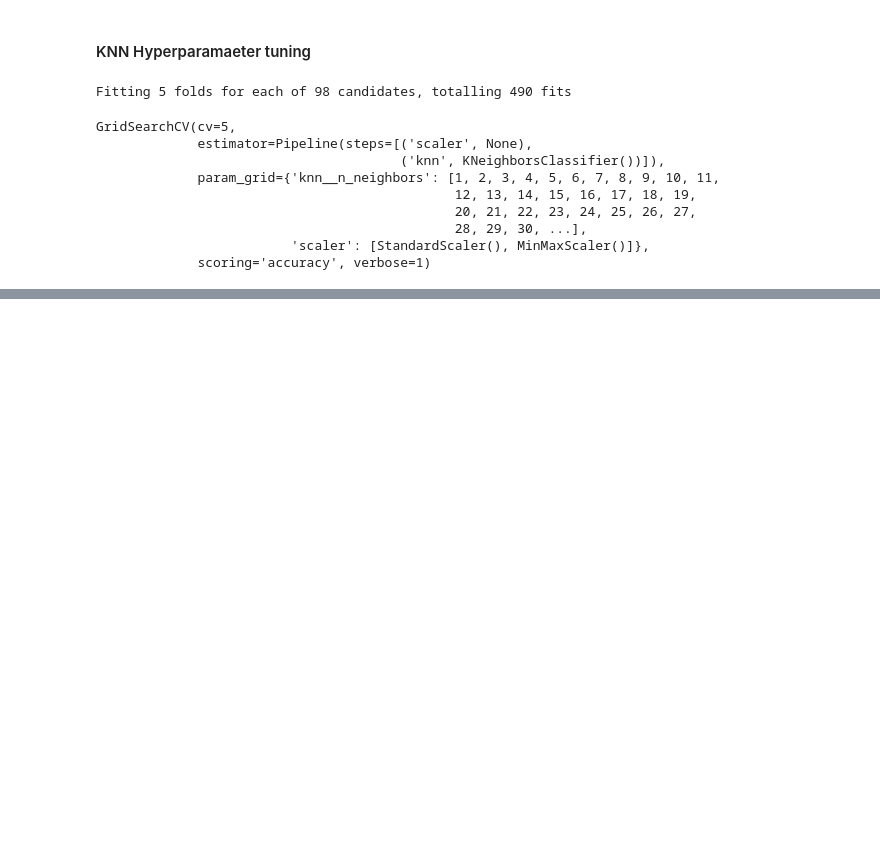
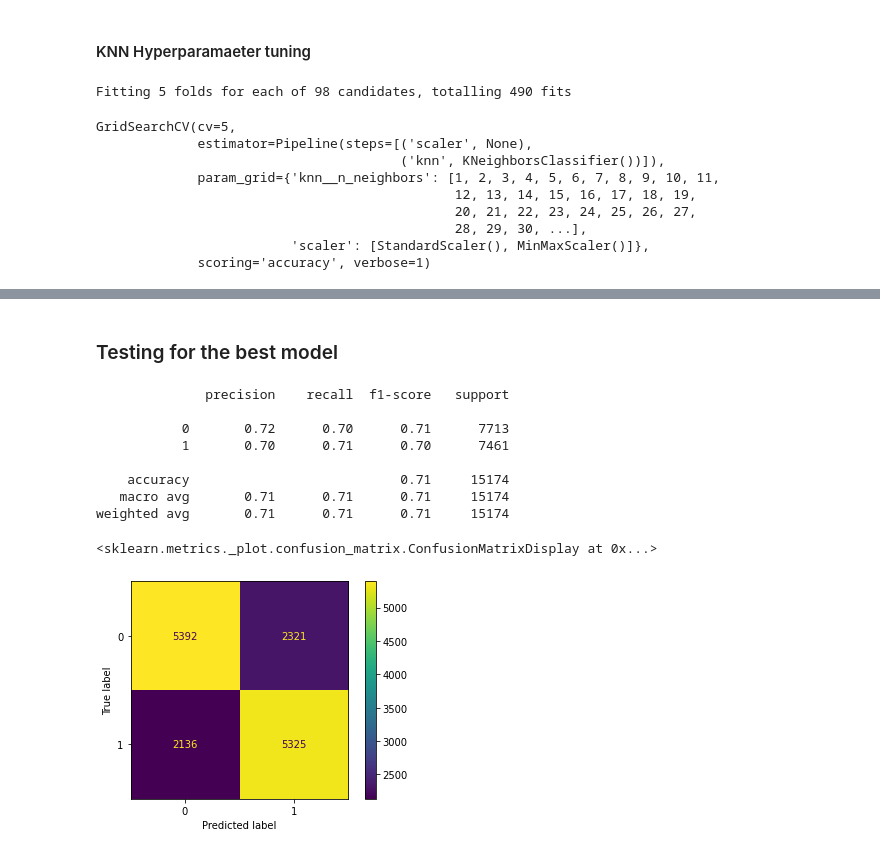
Before and after one commit to FabianAndersson17/Machinelearning-Fabian-Andersson, a Jupyter notebook: Labs/Machine-learning.ipynb, the cells around one changed output, grey strips where cells are left out. Saved outputs shown, nothing was run; the diff lists cells and outputs as text; code cells hidden in the pictures; blank space fills up the shorter version.

Commit message:
Evaluated the best model

```diff
--- a/Labs/Machine-learning.ipynb
+++ b/Labs/Machine-learning.ipynb
@@ -635,15 +634,15 @@ minmaxscaler = MinMaxScaler()
 # %%
 X_1, y_1 = df_medical_data_1.drop(["cardio", "BMI_class", "Blood_pressure_class"], axis=1), df_medical_data_1["cardio"]
 X_train_1, X_test_1, y_train_1, y_test_1 = train_test_split(X_1, y_1, test_size=0.33, random_state=42)
-X_train_1, X_validation_1, y_train_1, y_validation_1 = train_test_split(X_train_1, y_train_1, test_size=0.33, random_state=42)
+X_train_val_1, X_validation_1, y_train_val_1, y_validation_1 = train_test_split(X_train_1, y_train_1, test_size=0.33, random_state=42)
 ## Splits the first dataset into Train | Validation | Test datasets for training, validation and testing the machinelearing algorithems
 
 X_2, y_2 = df_medical_data_2.drop("cardio", axis=1), df_medical_data_2["cardio"]
 X_train_2, X_test_2, y_train_2, y_test_2 = train_test_split(X_2, y_2, test_size=0.33, random_state=42)
-X_train_2, X_validation_2, y_train_2, y_validation_2 = train_test_split(X_train_1, y_train_1, test_size=0.33, random_state=42)
+X_train_val_2, X_validation_2, y_train_val_2, y_validation_2 = train_test_split(X_train_1, y_train_1, test_size=0.33, random_state=42)
 ## Splits the second dataset into Train | Validation | Test datasets for training, validation and testing the machinelearing algorithems
 
-scaled_X_1 = standardscaler.fit(X_1)
-scaled_X_2 = standardscaler.fit(X_2)
+scaled_X_train_1 = standardscaler.fit(X_train_1)
+scaled_X_train_2 = standardscaler.fit(X_train_2)
 # %% [markdown]
 ### Hyperparameter tuning
@@ -653,7 +653,7 @@ scaled_X_2 = standardscaler.fit(X_2)
 pipeline_KNN = Pipeline([("scaler", None), ("knn", KNeighborsClassifier())])
 param_grid_KNN = {"knn__n_neighbors": list(range(1, 50)), "scaler": [StandardScaler(), MinMaxScaler()]}
 classifier_KNN = GridSearchCV(estimator=pipeline_KNN, cv=5, scoring="accuracy", verbose=1, param_grid=param_grid_KNN)
-classifier_KNN.fit(X_train_1, y_train_1)
+classifier_KNN.fit(X_train_val_1, y_train_val_1)
 # %% [output]
 Fitting 5 folds for each of 98 candidates, totalling 490 fits
 GridSearchCV(cv=5,
@@ -667,0 +707,19 @@ GridSearchCV(cv=5,
+# %% [markdown]
+### Testing for the best model
+# %%
+pipeline_KNN.fit(X_train_1, y_train_1)
+y_val_pred_KNN = pipeline_KNN.predict(X_validation_1)
+print(classification_report(y_validation_1, y_val_pred_KNN))
+cm = confusion_matrix(y_validation_1, y_val_pred_KNN)
+ConfusionMatrixDisplay(cm).plot() ## Evaluates the pipeline model for Kneighborsclassifier
+# %% [output]
+              precision    recall  f1-score   support
+
+           0       0.72      0.70      0.71      7713
+           1       0.70      0.71      0.70      7461
+
+    accuracy                           0.71     15174
+   macro avg       0.71      0.71      0.71     15174
+weighted avg       0.71      0.71      0.71     15174
+<sklearn.metrics._plot.confusion_matrix.ConfusionMatrixDisplay at 0x...>
+[figure, added]
```
Also changed, not shown: parts of 20 cells of this notebook.
